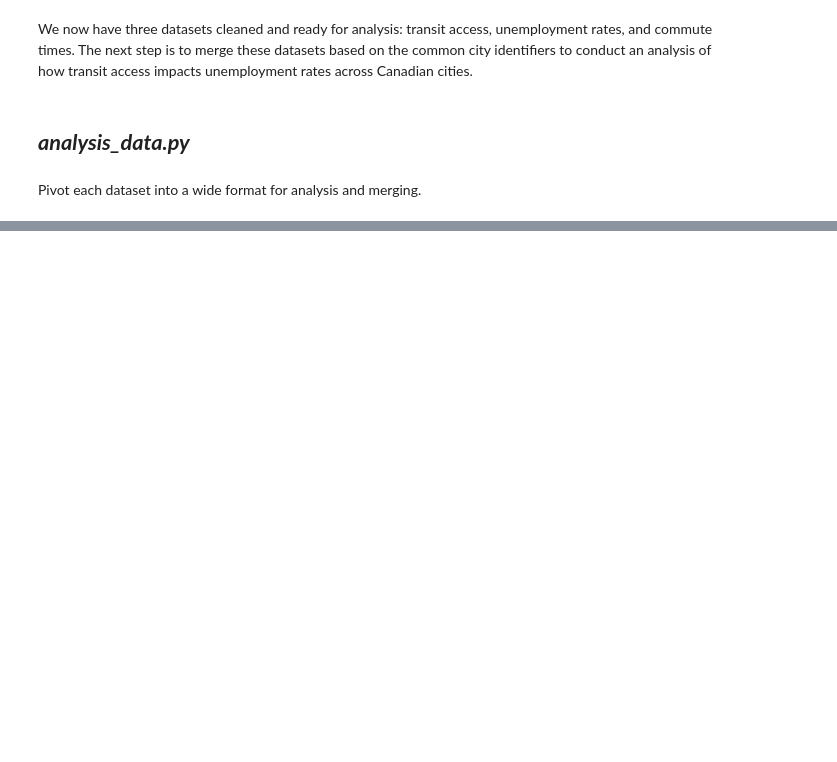
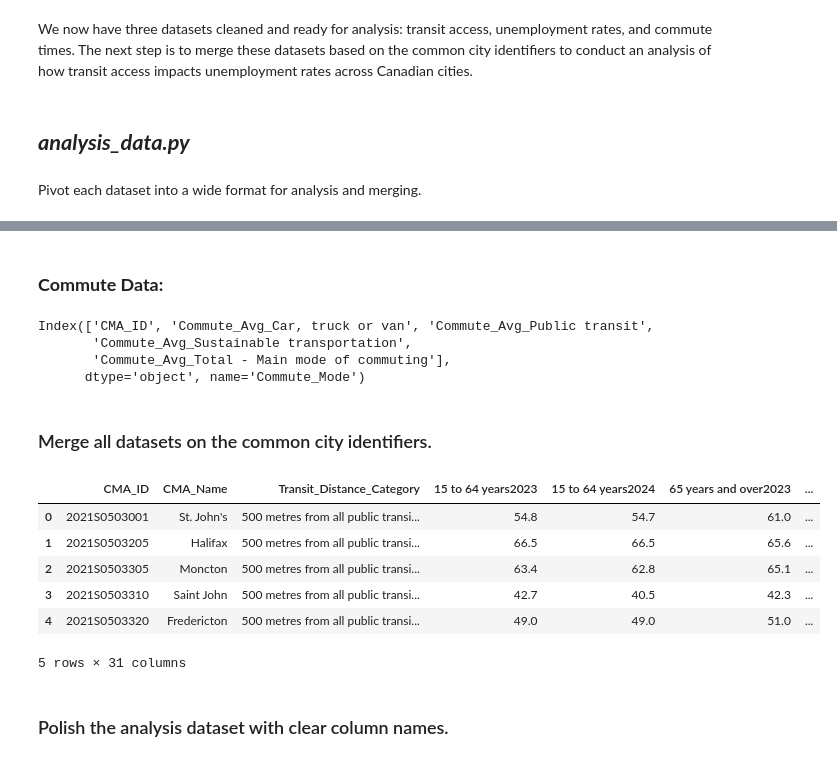
Before and after one commit to arusansurendiran/CanadianAccessibilityEmployment, a Jupyter notebook: project.ipynb, the cells around one changed output, grey strips where cells are left out. Cells and saved outputs as stored; diff of their text form; code cells hidden in the pictures; blank space fills up the shorter version.

Commit message:
Jupyter Notebook updated with new analysis.

```diff
--- a/project.ipynb
+++ b/project.ipynb
@@ -854,0 +535,70 @@ final_model_data
+# %% [markdown]
+### **Commute Data:**
+# %%
+commute_pivot = commute_data.pivot_table(
+    index='CMA_ID',
+    columns='Commute_Mode',
+    values='Commute_Value'
+).reset_index()
+
+# Clean up column names by adding a prefix
+rename_map = {}
+for col in commute_pivot.columns:
+    if col != 'CMA_ID':
+        rename_map[col] = f'Commute_Avg_{col}'
+
+commute_pivot.rename(columns=rename_map, inplace=True)
+print(commute_pivot.columns)
+# %% [output]
+Index(['CMA_ID', 'Commute_Avg_Car, truck or van', 'Commute_Avg_Public transit',
+       'Commute_Avg_Sustainable transportation',
+       'Commute_Avg_Total - Main mode of commuting'],
+      dtype='object', name='Commute_Mode')
+# %% [markdown]
+### Merge all datasets on the common city identifiers.
+# %%
+# 1. Merge Commute and Transit data
+first_merge = pd.merge(
+    transit_pivot,
+    commute_pivot,
+    on='CMA_ID',
+    how='left' # Keep all rows from the transit data
+)
+
+# 2. Merge with Labour data
+second_merge = pd.merge(
+    first_merge,
+    labour_pivot,
+    on='CMA_ID',
+    how='left'
+)
+# %%
+# Add CMA names back for clarity
+
+cma_mapping = transit_data[['CMA_ID', 'CMA']].drop_duplicates().reset_index(drop=True)
+cma_mapping = cma_mapping.rename(columns={'CMA': 'CMA_Name'})
+
+analysis_data = pd.merge(
+    second_merge,
+    cma_mapping,
+    on='CMA_ID',
+    how='left'
+)
+
+# Reorder columns to have CMA_Name after CMA_ID
+
+cols = analysis_data.columns.tolist()
+cols.insert(1, cols.pop(cols.index('CMA_Name')))
+analysis_data = analysis_data[cols]
+
+analysis_data.head()
+# %% [output]
+|  | CMA_ID | CMA_Name | Transit_Distance_Category | 15 to 64 years2023 | 15 to 64 years2024 | 65 years and over2023 | ... |
+| 0 | 2021S0503001 | St. John's | 500 metres from all public transi... | 54.8 | 54.7 | 61.0 | ... |
+| 1 | 2021S0503205 | Halifax | 500 metres from all public transi... | 66.5 | 66.5 | 65.6 | ... |
+| 2 | 2021S0503305 | Moncton | 500 metres from all public transi... | 63.4 | 62.8 | 65.1 | ... |
+| 3 | 2021S0503310 | Saint John | 500 metres from all public transi... | 42.7 | 40.5 | 42.3 | ... |
+| 4 | 2021S0503320 | Fredericton | 500 metres from all public transi... | 49.0 | 49.0 | 51.0 | ... |
+5 rows × 31 columns
+# %% [markdown]
+### Polish the analysis dataset with clear column names.
```
Also changed, not shown: parts of 35 cells of this notebook.
